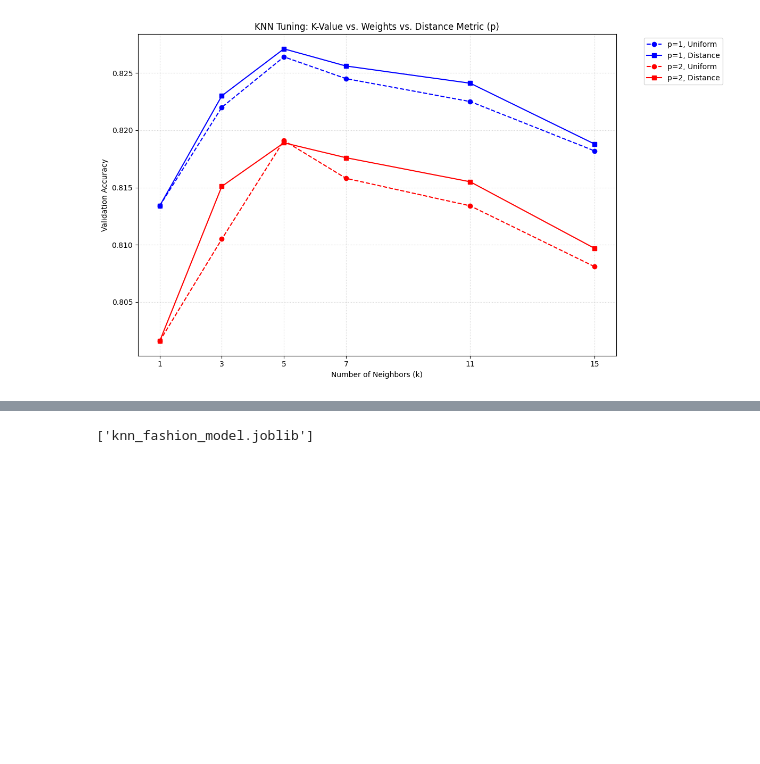
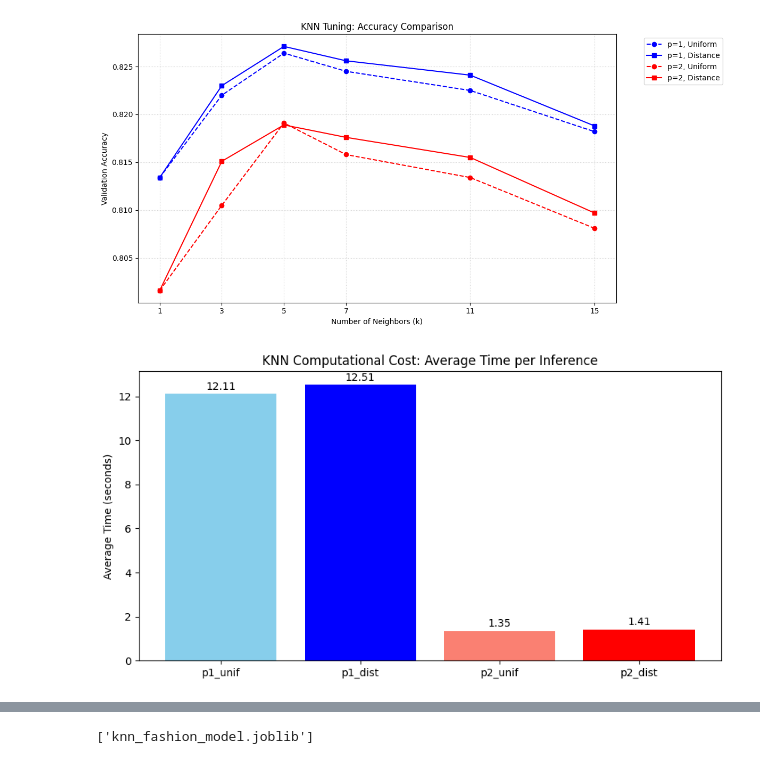
Before and after one commit to hieuvous/lab3_ML, a Jupyter notebook: models_notebooks/KNN.ipynb, the cells around one changed output, grey strips where cells are left out. Drawn from its saved outputs; the diff is of its cells as text; code cells hidden in the pictures; blank space fills up the shorter version.

```diff
--- a/models_notebooks/KNN.ipynb
+++ b/models_notebooks/KNN.ipynb
@@ -21,21 +47,17 @@ KNeighborsClassifier(n_jobs=-1)
 # %%
+import time
 import numpy as np
 import matplotlib.pyplot as plt
 from sklearn.neighbors import KNeighborsClassifier
-import time
-
-# 1. Load Data
-data = np.load('../data/fashion_data_complete.npz')
-X_train_small = data['X_train'][:10000]
-y_train_small = data['y_train'][:10000]
-X_val = data['X_val']
-y_val = data['y_val']
 
 k_values = [1, 3, 5, 7, 11, 15]
-# Dictionary to store results for all 4 combinations
+
+# Updated dictionary to store both accuracy and time for each configuration
 results = {
-    'p1_uniform': [], 'p1_distance': [],
-    'p2_uniform': [], 'p2_distance': []
+    'p1_uniform': {'acc': [], 'time': []},
+    'p1_distance': {'acc': [], 'time': []},
+    'p2_uniform': {'acc': [], 'time': []},
+    'p2_distance': {'acc': [], 'time': []}
 }
 
 print("Starting Comprehensive Hyperparameter Tuning...")
@@ -53,30 +75,53 @@ for p_val in [1, 2]:
             knn.fit(X_train_small, y_train_small)
 
             val_acc = knn.score(X_val, y_val)
-            results[key].append(val_acc)
+            end = time.time()
 
-            end = time.time()
-            print(f"k={k:2d} | Val Acc: {val_acc:.4f} | Time: {end-start:.2f}s")
+            # Store both accuracy and time
+            duration = end - start
+            results[key]['acc'].append(val_acc)
+            results[key]['time'].append(duration)
 
-# 2. Visualization for the Report
-plt.figure(figsize=(12, 7))
+            print(f"k={k:2d} | Val Acc: {val_acc:.4f} | Time: {duration:.2f}s")
 
-# Plot lines for p=1
-plt.plot(k_values, results['p1_uniform'], label='p=1, Uniform', marker='o', color='blue', linestyle='--')
-plt.plot(k_values, results['p1_distance'], label='p=1, Distance', marker='s', color='blue', linestyle='-')
+# 1. Visualization of Accuracy (Line Chart)
+plt.figure(figsize=(12, 6))
+plt.plot(k_values, results['p1_uniform']['acc'], label='p=1, Uniform', marker='o', color='blue', linestyle='--')
+plt.plot(k_values, results['p1_distance']['acc'], label='p=1, Distance', marker='s', color='blue', linestyle='-')
+plt.plot(k_values, results['p2_uniform']['acc'], label='p=2, Uniform', marker='o', color='red', linestyle='--')
+plt.plot(k_values, results['p2_distance']['acc'], label='p=2, Distance', marker='s', color='red', linestyle='-')
 
-# Plot lines for p=2
-plt.plot(k_values, results['p2_uniform'], label='p=2, Uniform', marker='o', color='red', linestyle='--')
-plt.plot(k_values, results['p2_distance'], label='p=2, Distance', marker='s', color='red', linestyle='-')
-
-plt.title('KNN Tuning: K-Value vs. Weights vs. Distance Metric (p)')
+plt.title('KNN Tuning: Accuracy Comparison')
 plt.xlabel('Number of Neighbors (k)')
 plt.ylabel('Validation Accuracy')
 plt.xticks(k_values)
-plt.legend(bbox_to_anchor=(1.05, 1), loc='upper left') # Move legend outside
+plt.legend(bbox_to_anchor=(1.05, 1), loc='upper left')
 plt.grid(True, linestyle=':', alpha=0.6)
 plt.tight_layout()
 plt.show()
+
+# 2. Visualization of Execution Time (Bar Chart)
+# We average the time across all k-values for each p/weight combination
+labels = ['p1_unif', 'p1_dist', 'p2_unif', 'p2_dist']
+avg_times = [
+    np.mean(results['p1_uniform']['time']),
+    np.mean(results['p1_distance']['time']),
+    np.mean(results['p2_uniform']['time']),
+    np.mean(results['p2_distance']['time'])
+]
+
+plt.figure(figsize=(10, 5))
+colors = ['skyblue', 'blue', 'salmon', 'red']
+bars = plt.bar(labels, avg_times, color=colors)
+
+# Add time values on top of bars
+for bar in bars:
+    yval = bar.get_height()
+    plt.text(bar.get_x() + bar.get_width()/2, yval + 0.1, round(yval, 2), ha='center', va='bottom')
+
+plt.title('KNN Computational Cost: Average Time per Inference')
+plt.ylabel('Average Time (seconds)')
+plt.show()
 # %% [output]
 Starting Comprehensive Hyperparameter Tuning...
 
@@ -98 +143,2 @@ k=15 | Val Acc: 0.8097 | Time: 1.31s
-[figure, old version]
+[figure, new version]
+[figure, added]
```
Also changed, not shown: parts of 13 cells of this notebook, 14 other files.
